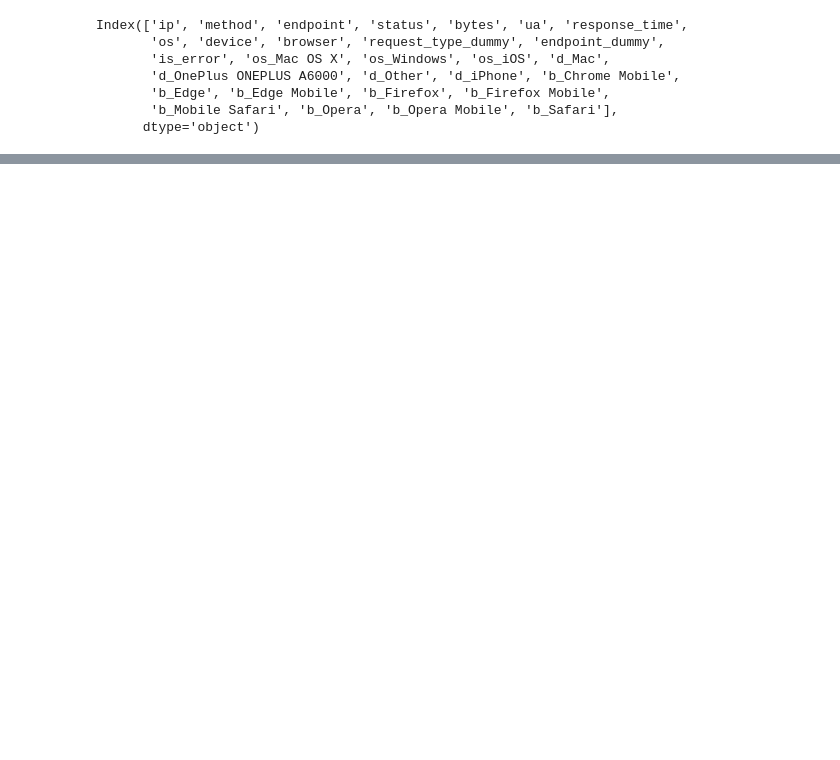
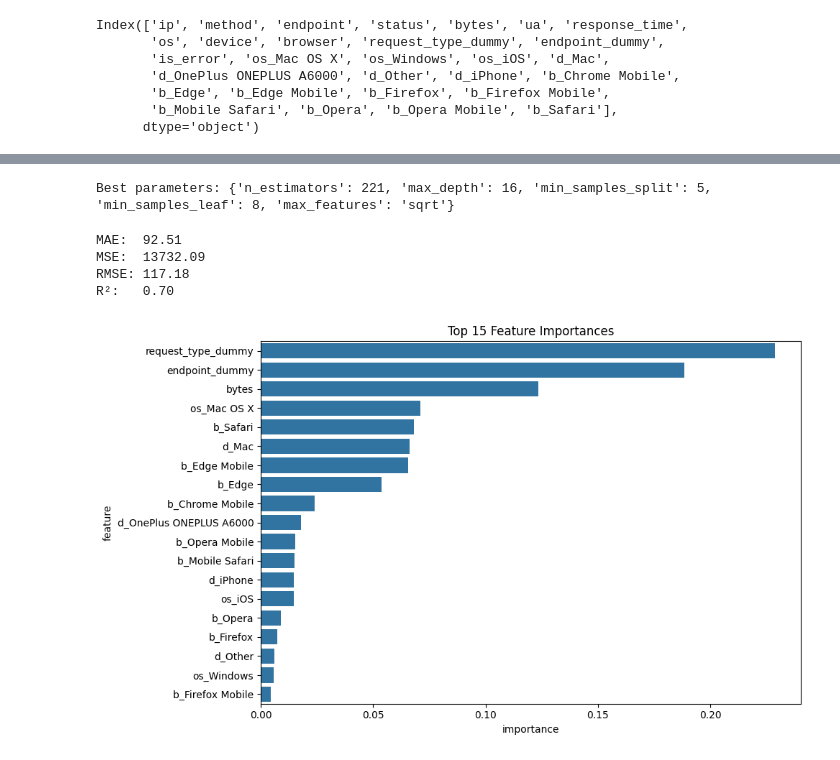
Before and after one commit to jacobrak/logscan, a Jupyter notebook: notebooks/testnotebook.ipynb, the cells around one changed output, grey strips where cells are left out. Drawn from its saved outputs; the diff is of its cells as text; code cells hidden in the pictures; blank space fills up the shorter version.

```diff
--- a/notebooks/testnotebook.ipynb
+++ b/notebooks/testnotebook.ipynb
@@ -172,0 +173,3 @@ plt.show()
+# %%
+study = optuna.create_study(direction="minimize")
+study.optimize(objective, n_trials=50)  # You can increase trials for better results
@@ -172,0 +194,43 @@ plt.show()
+# %%
+best_params = study.best_params
+print("Best parameters:", best_params)
+
+final_model = RandomForestRegressor(**best_params, random_state=42)
+final_model.fit(X_train, y_train)
+
+y_pred = final_model.predict(X_test)
+# %% [output]
+Best parameters: {'n_estimators': 221, 'max_depth': 16, 'min_samples_split': 5, 'min_samples_leaf': 8, 'max_features': 'sqrt'}
+# %%
+model_best = RandomForestRegressor(n_estimators=221, max_depth=16, min_samples_split=5, min_samples_leaf=8, max_features="sqrt")
+model_best.fit(X_train, y_train)
+
+y_pred = model_best.predict(X_test)
+
+print(f"MAE:  {mean_absolute_error(y_test, y_pred):.2f}")
+print(f"MSE:  {mean_squared_error(y_test, y_pred):.2f}")
+print(f"RMSE: {root_mean_squared_error(y_test, y_pred):.2f}")
+print(f"R²:   {r2_score(y_test, y_pred):.2f}")
+# %% [output]
+MAE:  92.51
+MSE:  13732.09
+RMSE: 117.18
+R²:   0.70
+# %%
+importances = model_best.feature_importances_
+feature_names = X.columns
+
+# Sort and visualize
+feat_importance_df = pd.DataFrame({
+    'feature': feature_names,
+    'importance': importances
+}).sort_values(by='importance', ascending=False)
+
+# Plot top features
+plt.figure(figsize=(10, 6))
+sns.barplot(data=feat_importance_df.head(25), x='importance', y='feature')
+plt.title('Top 15 Feature Importances')
+plt.tight_layout()
+plt.show()
+# %% [output]
+[figure, added]
```
Also changed, not shown: parts of 7 cells of this notebook.
